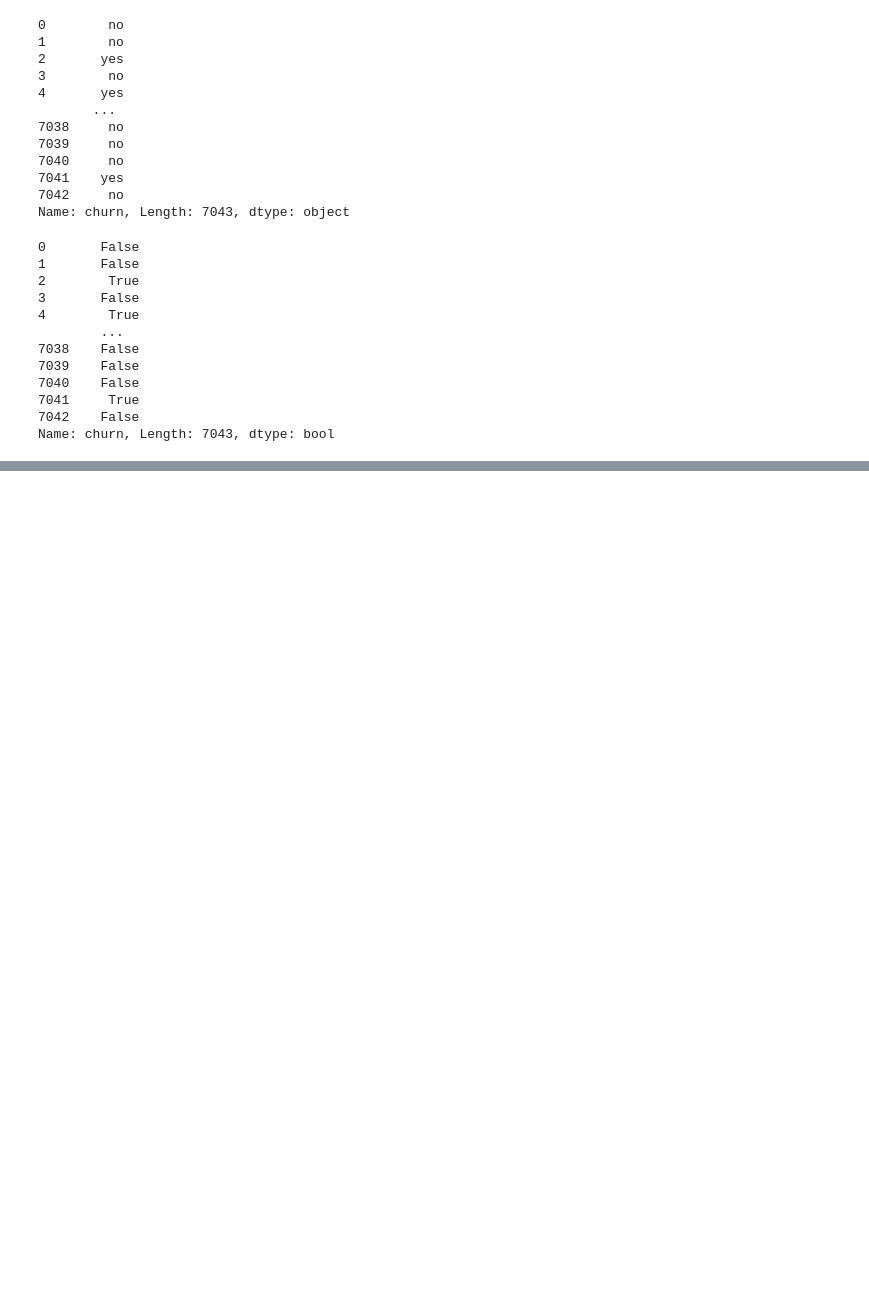
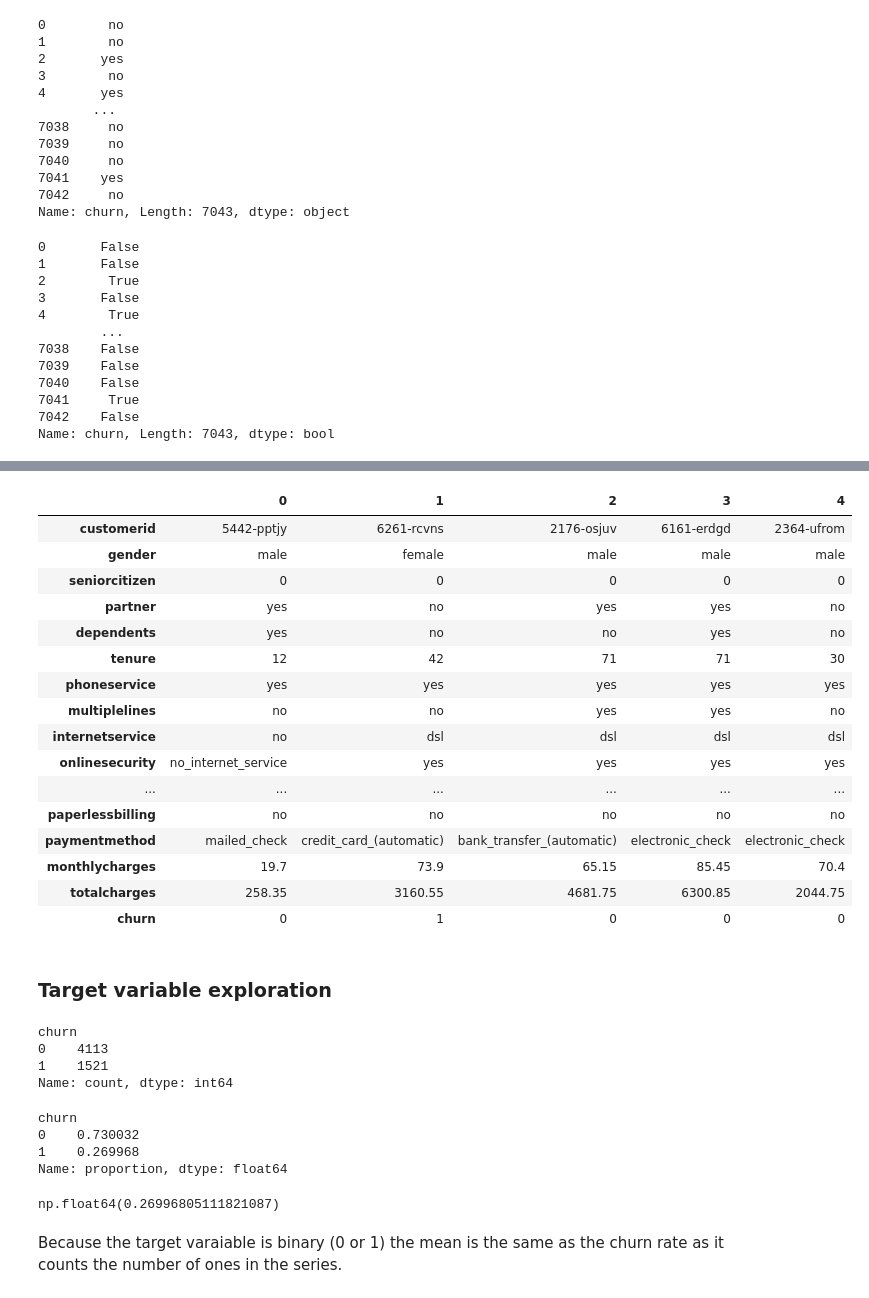
Before and after one commit to ShaniceWilliams/ml-zoomcamp, a Jupyter notebook: 03_Classification/3_Churn_prediction.ipynb, the cells around one changed output, grey strips where cells are left out. Saved outputs shown, nothing was run; the diff lists cells and outputs as text; code cells hidden in the pictures; blank space fills up the shorter version.

```diff
--- a/03_Classification/3_Churn_prediction.ipynb
+++ b/03_Classification/3_Churn_prediction.ipynb
@@ -213,0 +278,45 @@ df.churn = (df.churn == 'yes').astype(int)
+# %%
+df_full_train = df_full_train.reset_index(drop=True)
+# %%
+df_full_train.head().T
+# %% [output]
+|  | 0 | 1 | 2 | 3 | 4 |
+| customerid | 5442-pptjy | 6261-rcvns | 2176-osjuv | 6161-erdgd | 2364-ufrom |
+| gender | male | female | male | male | male |
+| seniorcitizen | 0 | 0 | 0 | 0 | 0 |
+| partner | yes | no | yes | yes | no |
+| dependents | yes | no | no | yes | no |
+| tenure | 12 | 42 | 71 | 71 | 30 |
+| phoneservice | yes | yes | yes | yes | yes |
+| multiplelines | no | no | yes | yes | no |
+| internetservice | no | dsl | dsl | dsl | dsl |
+| onlinesecurity | no_internet_service | yes | yes | yes | yes |
+| ... | ... | ... | ... | ... | ... |
+| paperlessbilling | no | no | no | no | no |
+| paymentmethod | mailed_check | credit_card_(automatic) | bank_transfer_(automatic) | electronic_check | electronic_check |
+| monthlycharges | 19.7 | 73.9 | 65.15 | 85.45 | 70.4 |
+| totalcharges | 258.35 | 3160.55 | 4681.75 | 6300.85 | 2044.75 |
+| churn | 0 | 1 | 0 | 0 | 0 |
+# %% [markdown]
+### Target variable exploration
+# %%
+df_full_train.churn.value_counts()
+# %% [output]
+churn
+0    4113
+1    1521
+Name: count, dtype: int64
+# %%
+# as a percentage
+df_full_train.churn.value_counts(normalize=True)
+# %% [output]
+churn
+0    0.730032
+1    0.269968
+Name: proportion, dtype: float64
+# %%
+df_full_train.churn.mean()
+# %% [output]
+np.float64(0.26996805111821087)
+# %% [markdown]
+Because the target varaiable is binary (0 or 1) the mean is the same as the churn rate as it counts the number of ones in the series.
```
Also changed, not shown: parts of 20 cells of this notebook.
